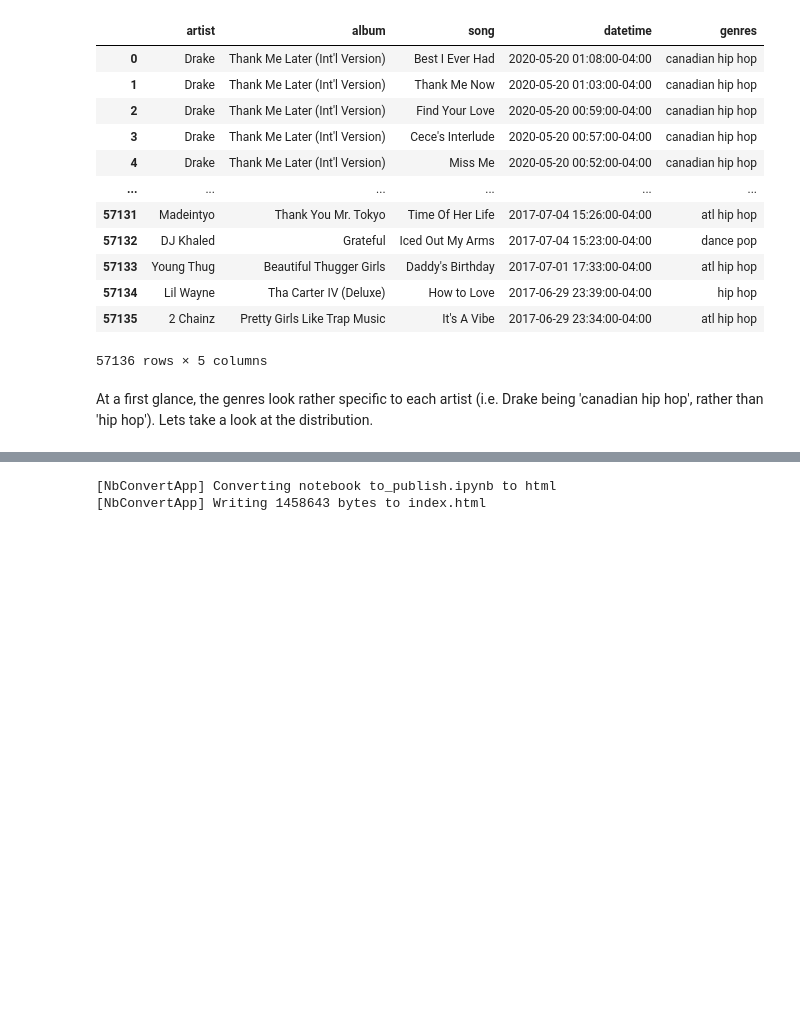
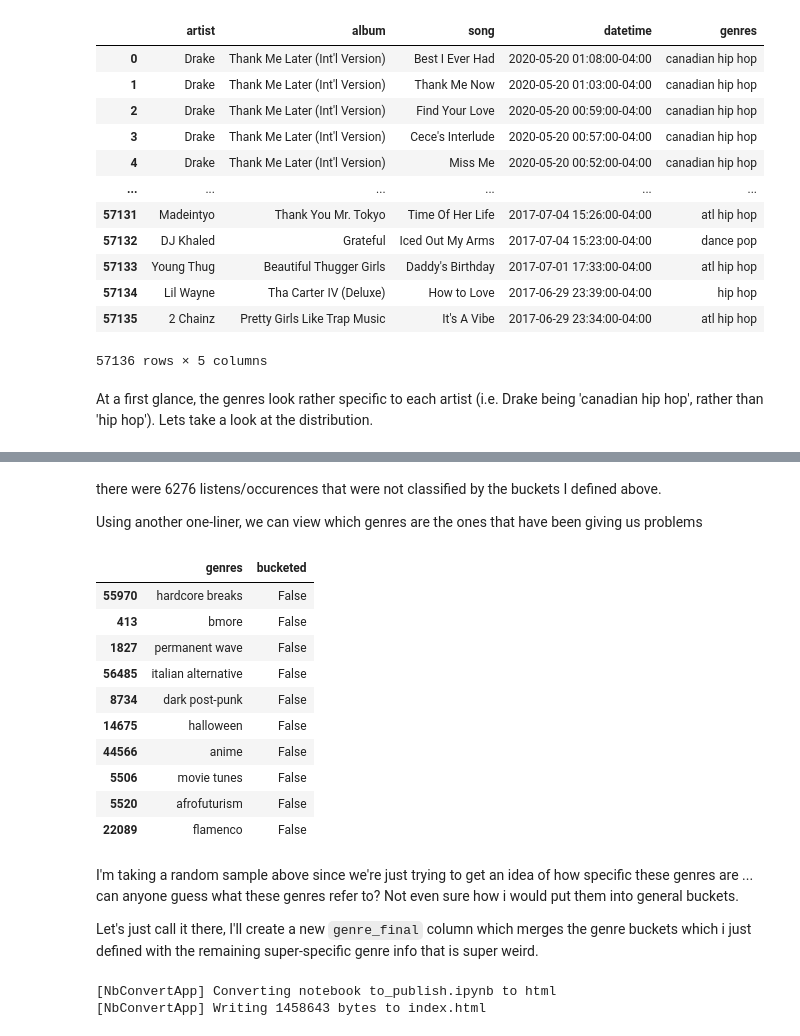
Before and after one commit to LeChase/spotify_hist, a Jupyter notebook: to_publish.ipynb, the cells around one changed output, grey strips where cells are left out. Cells and saved outputs as stored; diff of their text form; code cells hidden in the pictures; blank space fills up the shorter version.

```diff
--- a/to_publish.ipynb
+++ b/to_publish.ipynb
@@ -859,3 +902,28 @@ Name: genres, dtype: int64
+# %% [markdown]
+there were 6276 listens/occurences that were not classified by the buckets I defined above.
+
+Using another one-liner, we can view which genres are the ones that have been giving us problems
+# %%
+non_bucketed = df_genres.join(combined.any(axis = 1).rename('bucketed'))[['genres', 'bucketed']].drop_duplicates().query('bucketed == False')
+# %%
+non_bucketed.sample(10)
+# %% [output]
+|  | genres | bucketed |
+| 55970 | hardcore breaks | False |
+| 413 | bmore | False |
+| 1827 | permanent wave | False |
+| 56485 | italian alternative | False |
+| 8734 | dark post-punk | False |
+| 14675 | halloween | False |
+| 44566 | anime | False |
+| 5506 | movie tunes | False |
+| 5520 | afrofuturism | False |
+| 22089 | flamenco | False |
+# %% [markdown]
+I'm taking a random sample above since we're just trying to get an idea of how specific these genres are ... can anyone guess what these genres refer to?  Not even sure how i would put them into general buckets.
+
+
+Let's just call it there,  I'll create a new `genre_final` column which merges the genre buckets which i just defined with the remaining super-specific genre info that is super weird.
 # %%
 # convert to index.html with cmd line
 !jupyter nbconvert to_publish.ipynb --to html --output index.html
```
Also changed, not shown: parts of 10 cells of this notebook.
